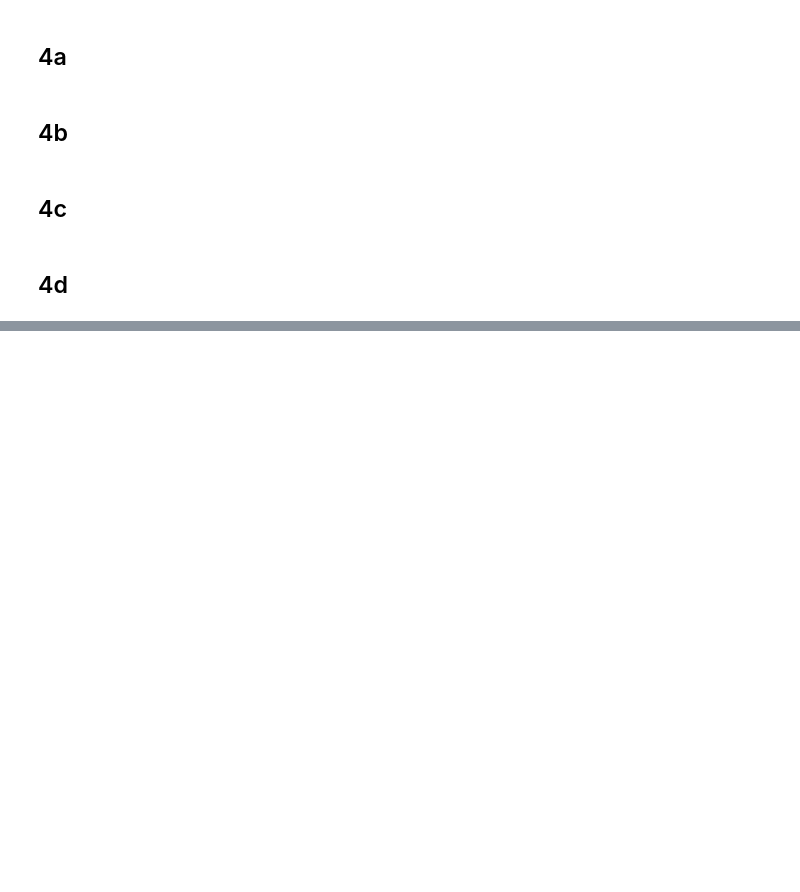
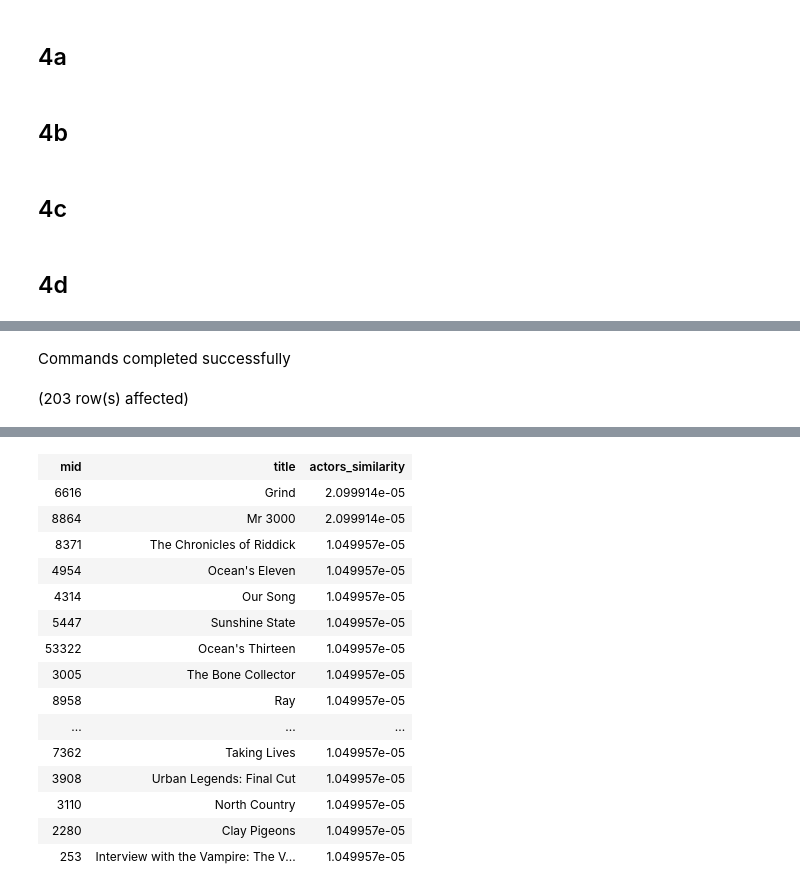
Before and after one commit to po-trottier/concordia-data-systems, a Jupyter notebook: Phase1/project_notebook.ipynb, the cells around one changed output, grey strips where cells are left out. Cells and saved outputs as stored; diff of their text form; code cells hidden in the pictures; blank space fills up the shorter version.

```diff
--- a/Phase1/project_notebook.ipynb
+++ b/Phase1/project_notebook.ipynb
@@ -618,4 +638,7 @@ CREATE MATERIALIZED VIEW common_actors AS
     ON A2.mid = M2.mid
     ORDER BY actors_similarity DESC;
 
-SELECT * FROM actors_in_common;
+SELECT * FROM common_actors;
+# %% [output]
+Commands completed successfully
+(203 row(s) affected)
@@ -622,3 +646,19 @@ SELECT * FROM actors_in_common;
+| mid | title | actors_similarity |
+| 6616 | Grind | 2.099914e-05 |
+| 8864 | Mr 3000 | 2.099914e-05 |
+| 8371 | The Chronicles of Riddick | 1.049957e-05 |
+| 4954 | Ocean's Eleven | 1.049957e-05 |
+| 4314 | Our Song | 1.049957e-05 |
+| 5447 | Sunshine State | 1.049957e-05 |
+| 53322 | Ocean's Thirteen | 1.049957e-05 |
+| 3005 | The Bone Collector | 1.049957e-05 |
+| 8958 | Ray | 1.049957e-05 |
+| ... | ... | ... |
+| 7362 | Taking Lives | 1.049957e-05 |
+| 3908 | Urban Legends: Final Cut | 1.049957e-05 |
+| 3110 | North Country | 1.049957e-05 |
+| 2280 | Clay Pigeons | 1.049957e-05 |
+| 253 | Interview with the Vampire: The V... | 1.049957e-05 |
 # %%
 CREATE MATERIALIZED VIEW common_genres AS
     WITH genres_count AS (
```
Also changed, not shown: parts of 7 cells of this notebook, 2 other files.
